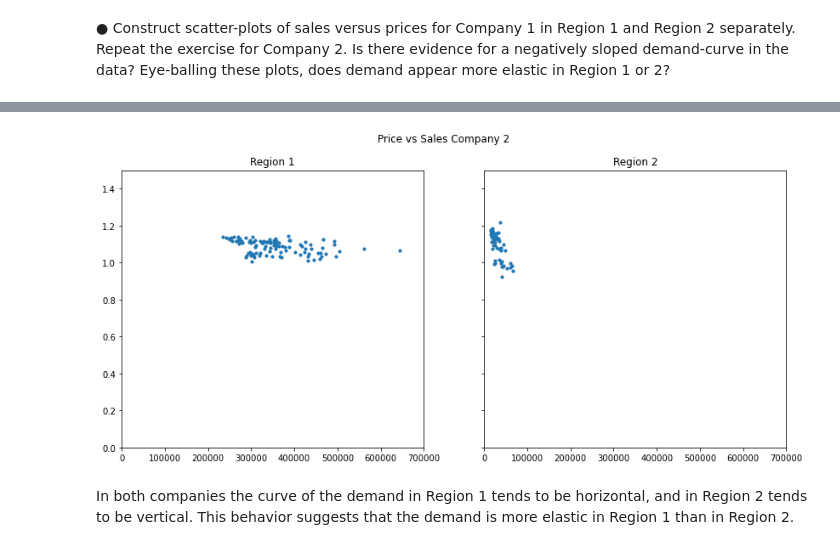
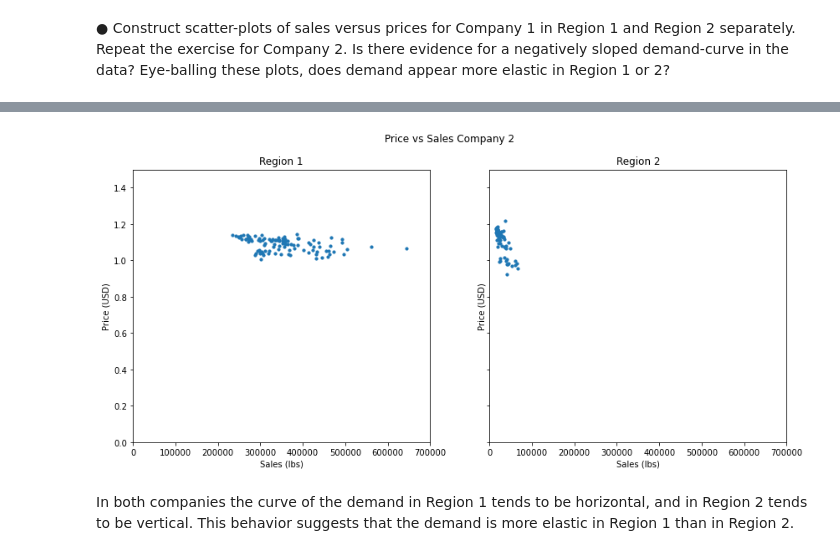
Before and after one commit to hinojosaad/Damavis-Challenge, a Jupyter notebook: Damavis Data Science Challenge Ex 2.ipynb, the cells around one changed output, grey strips where cells are left out. Saved outputs shown, nothing was run; the diff lists cells and outputs as text; code cells hidden in the pictures.

```diff
--- a/Damavis Data Science Challenge Ex 2.ipynb
+++ b/Damavis Data Science Challenge Ex 2.ipynb
@@ -118,18 +134,23 @@ plt.show()
-# %%
-fig, (ax1, ax2) = plt.subplots(1, 2,figsize=(14,6),sharex=True ,sharey=True,)
-fig.suptitle("Price vs Sales Company 2")
-
-ax1.scatter(r1_c2["Sales_U"],r1_c2["Price_USD"],s=10)
-ax1.set_xlim(0,700000)
-ax1.set_ylim(0,1.5)
-ax1.set_title("Region 1")
-
-ax2.scatter(r2_c2["Sales_U"],r2_c2["Price_USD"],s=10)
-ax2.set_title("Region 2")
-
-plt.show()
-# %% [output]
-[figure, removed]
+# %%
+fig, (ax1, ax2) = plt.subplots(1, 2,figsize=(14,6),sharex=True ,sharey=True,)
+fig.suptitle("Price vs Sales Company 2")
+
+ax1.scatter(r1_c2["Sales_U"],r1_c2["Price_USD"],s=10)
+ax1.set_xlim(0,700000)
+ax1.set_ylim(0,1.5)
+ax1.set_title("Region 1")
+ax1.set_xlabel("Sales (lbs)")
+ax1.set_ylabel("Price (USD)")
+
+ax2.scatter(r2_c2["Sales_U"],r2_c2["Price_USD"],s=10)
+ax2.set_ylim(0,1.5)
+ax2.set_title("Region 2")
+ax2.set_xlabel("Sales (lbs)")
+ax2.set_ylabel("Price (USD)")
+
+plt.show()
+# %% [output]
+[figure, added]
 # %% [markdown]
 In both companies the curve of the demand in Region 1 tends to be horizontal, and in Region 2 tends to be vertical. This  behavior suggests that the demand is more elastic in Region 1 than in Region 2.
 # %% [markdown]
```
Also changed, not shown: parts of 10 cells of this notebook.
